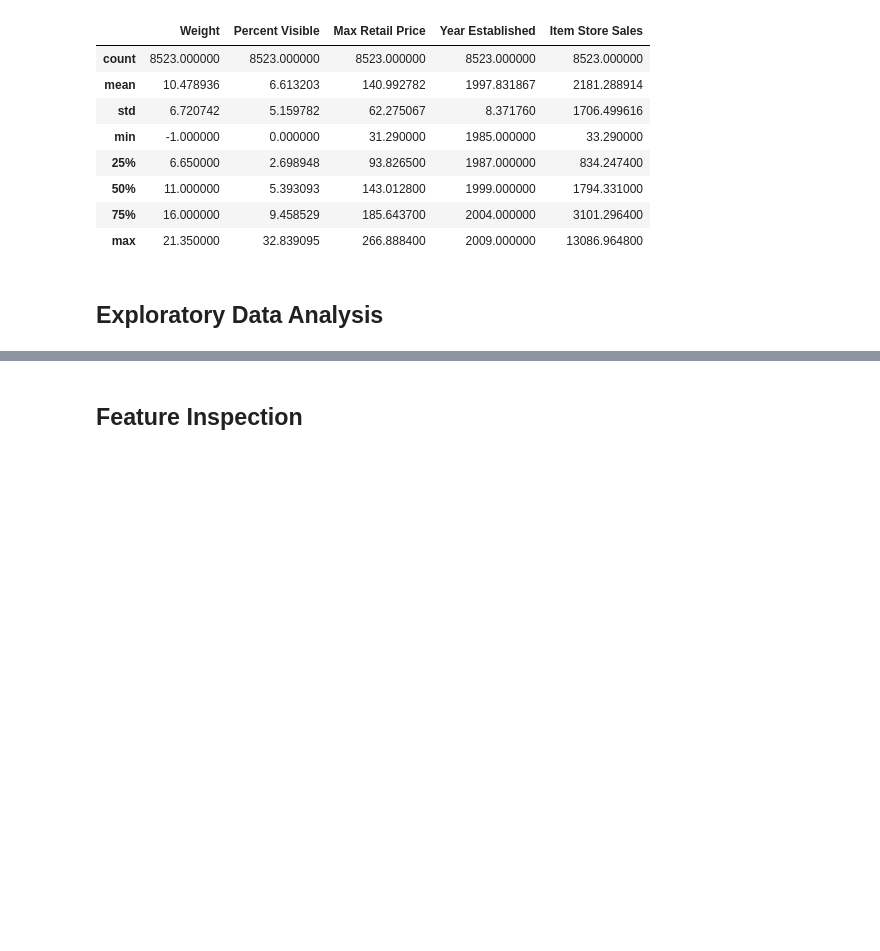
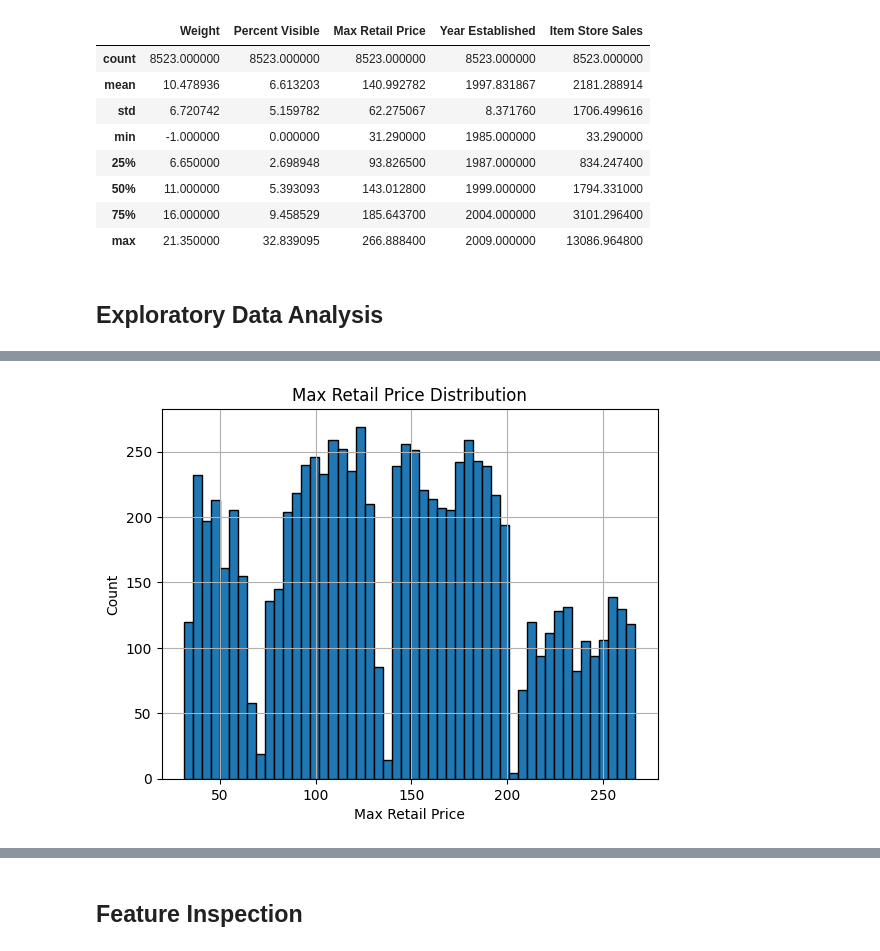
Before and after one commit to Rovidicus/Prediction-of-Product-Sales, a Jupyter notebook: PredictionofProductSales_LukeH.ipynb, the cells around one changed output, grey strips where cells are left out. Saved outputs shown, nothing was run; the diff lists cells and outputs as text; code cells hidden in the pictures; blank space fills up the shorter version.

```diff
--- a/PredictionofProductSales_LukeH.ipynb
+++ b/PredictionofProductSales_LukeH.ipynb
@@ -339,0 +387,5 @@ df[num_cols].describe()
+# %%
+ax_hist_mrp = df['Max Retail Price'].hist(bins=50, edgecolor = 'black')
+ax_hist_mrp.set(title = "Max Retail Price Distribution", xlabel = 'Max Retail Price', ylabel = "Count");
+# %% [output]
+[figure, added]
```
Also changed, not shown: parts of 15 cells of this notebook.
